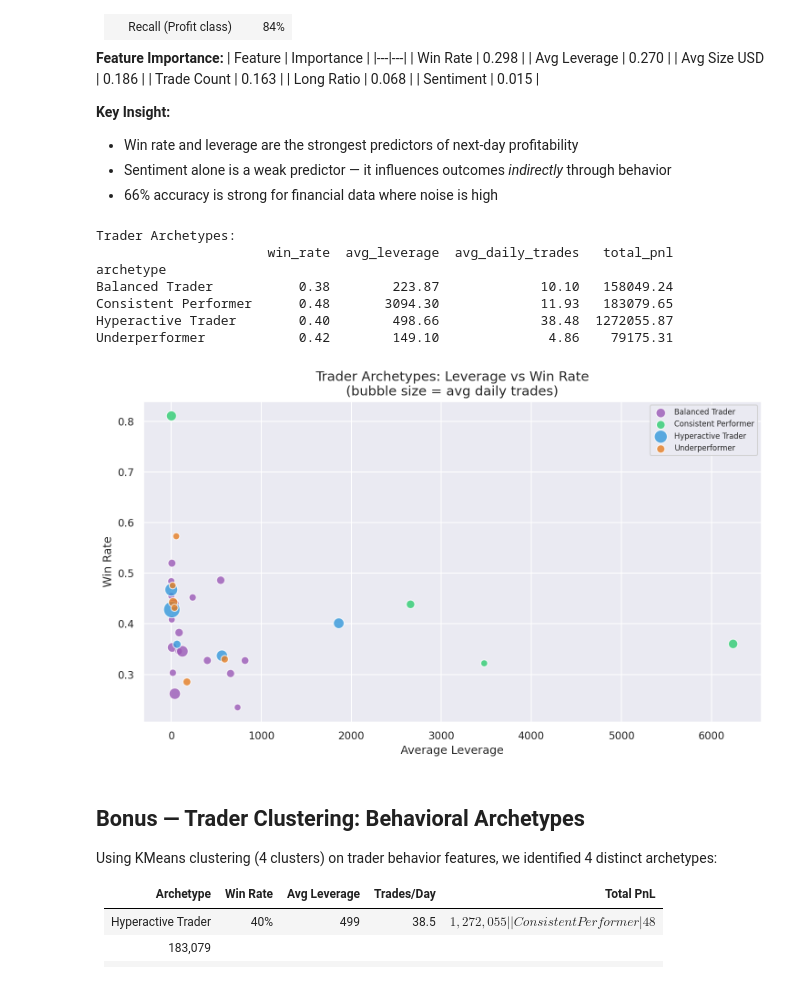
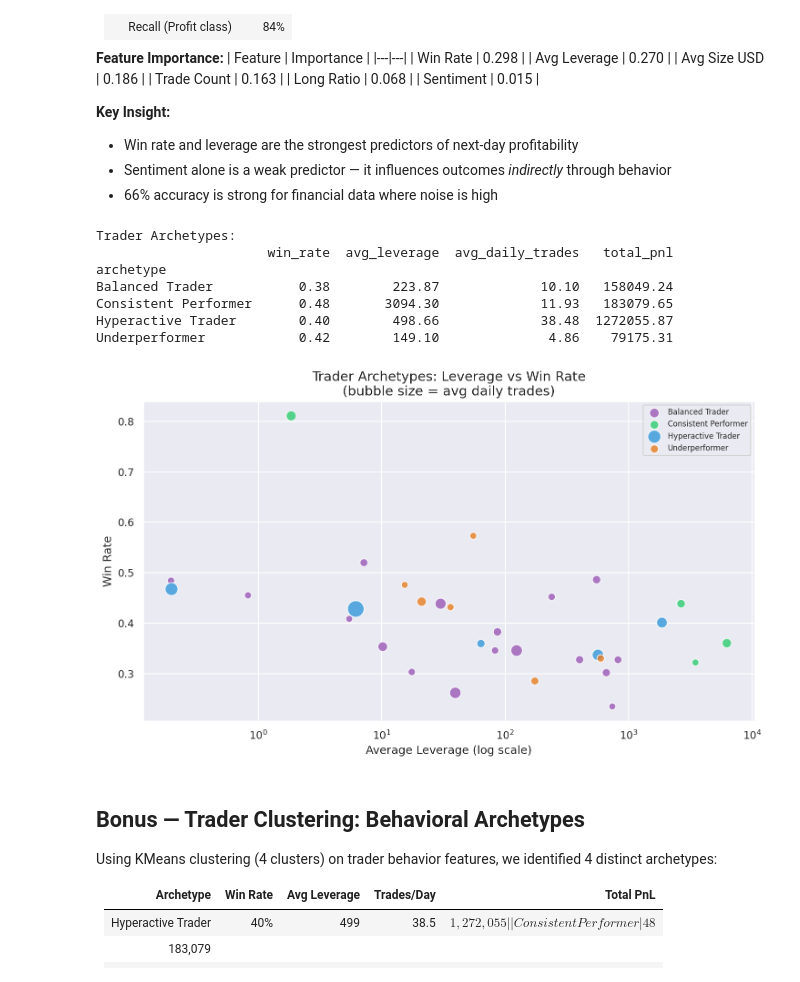
Before and after one commit to rushi1914/primetrade-trader-sentiment-analysis, a Jupyter notebook: notebooks/analysis.ipynb, the cells around one changed output. Cells and saved outputs as stored; diff of their text form; code cells hidden in the pictures.

Commit message:
Improve charts: add value labels and log scale

```diff
--- a/notebooks/analysis.ipynb
+++ b/notebooks/analysis.ipynb
@@ -759,35 +767,36 @@ trader_stats['archetype'] = trader_stats['cluster'].map(archetype_map).fillna('B
 
 print("Trader Archetypes:")
 print(trader_stats.groupby('archetype')[['win_rate','avg_leverage','avg_daily_trades','total_pnl']].mean().round(2))
 
 fig, ax = plt.subplots(figsize=(10, 6))
 colors = {'Aggressive High-Leverage': '#e74c3c',
           'Consistent Performer':     '#2ecc71',
           'Hyperactive Trader':       '#3498db',
           'Underperformer':           '#e67e22',
           'Balanced Trader':          '#9b59b6'}
 
 for archetype, group in trader_stats.groupby('archetype'):
     ax.scatter(group['avg_leverage'], group['win_rate'],
                label=archetype, color=colors.get(archetype, 'gray'),
                s=group['avg_daily_trades'] * 3 + 50, alpha=0.8, edgecolors='white')
 
 ax.set_title("Trader Archetypes: Leverage vs Win Rate\n(bubble size = avg daily trades)")
-ax.set_xlabel("Average Leverage")
 ax.set_ylabel("Win Rate")
+ax.set_xscale('log')
+ax.set_xlabel("Average Leverage (log scale)")
 ax.legend(loc='upper right', fontsize=8)
 plt.tight_layout()
 plt.savefig(os.path.join(CHARTS_DIR, 'chart5_trader_archetypes.png'), bbox_inches='tight', dpi=150)
 plt.show()
 # %% [output]
 Trader Archetypes:
                       win_rate  avg_leverage  avg_daily_trades   total_pnl
 archetype
 Balanced Trader           0.38        223.87             10.10   158049.24
 Consistent Performer      0.48       3094.30             11.93   183079.65
 Hyperactive Trader        0.40        498.66             38.48  1272055.87
 Underperformer            0.42        149.10              4.86    79175.31
-[figure, old version]
+[figure, new version]
 # %% [markdown]
 ## Bonus — Trader Clustering: Behavioral Archetypes
 
```
Also changed, not shown: parts of 2 cells of this notebook, 3 other files.
